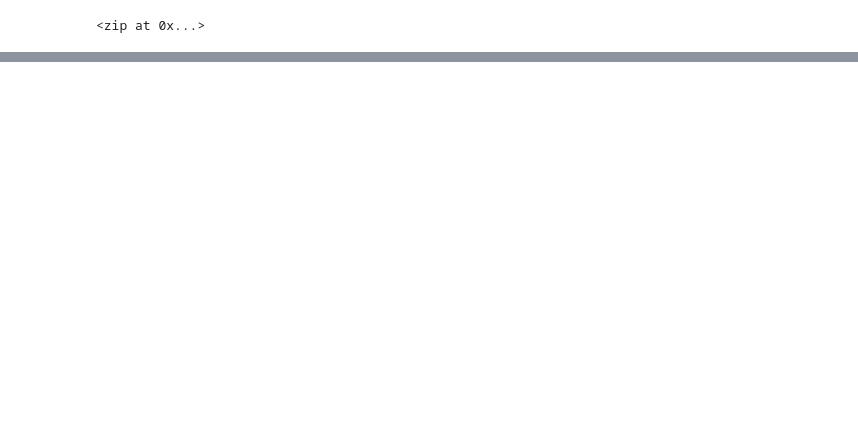
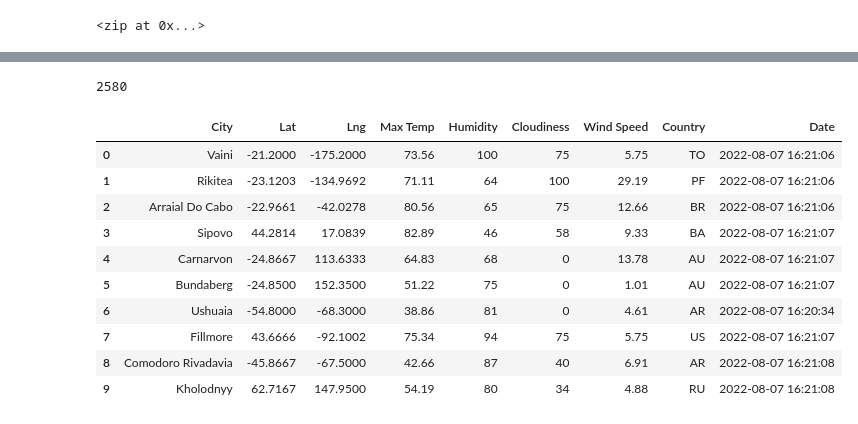
Before and after one commit to wilfredwaheejr/World_Weather_Analysis, a Jupyter notebook: WeatherPy.ipynb, the cells around one changed output, grey strips where cells are left out. Cells and saved outputs as stored; diff of their text form; code cells hidden in the pictures; blank space fills up the shorter version.

Commit message:
Modifying .gitignore and adding WeatherPy file.

```diff
--- a/WeatherPy.ipynb
+++ b/WeatherPy.ipynb
@@ -32,0 +39,4 @@ len(cities)
+# %%
+# Starting URL for Weather Map API Call.
+url = "http://api.openweathermap.org/data/2.5/weather?units=Imperial&APPID=" + weather_api_key
+print(url)
@@ -32,0 +140,20 @@ len(cities)
+# %%
+len(city_data)
+# %% [output]
+2580
+# %%
+# Convert the array of dictionaries to a Pandas DataFrame.
+city_data_df = pd.DataFrame(city_data)
+city_data_df.head(10)
+# %% [output]
+|  | City | Lat | Lng | Max Temp | Humidity | Cloudiness | Wind Speed | Country | Date |
+| 0 | Vaini | -21.2000 | -175.2000 | 73.56 | 100 | 75 | 5.75 | TO | 2022-08-07 16:21:06 |
+| 1 | Rikitea | -23.1203 | -134.9692 | 71.11 | 64 | 100 | 29.19 | PF | 2022-08-07 16:21:06 |
+| 2 | Arraial Do Cabo | -22.9661 | -42.0278 | 80.56 | 65 | 75 | 12.66 | BR | 2022-08-07 16:21:06 |
+| 3 | Sipovo | 44.2814 | 17.0839 | 82.89 | 46 | 58 | 9.33 | BA | 2022-08-07 16:21:07 |
+| 4 | Carnarvon | -24.8667 | 113.6333 | 64.83 | 68 | 0 | 13.78 | AU | 2022-08-07 16:21:07 |
+| 5 | Bundaberg | -24.8500 | 152.3500 | 51.22 | 75 | 0 | 1.01 | AU | 2022-08-07 16:21:07 |
+| 6 | Ushuaia | -54.8000 | -68.3000 | 38.86 | 81 | 0 | 4.61 | AR | 2022-08-07 16:20:34 |
+| 7 | Fillmore | 43.6666 | -92.1002 | 75.34 | 94 | 75 | 5.75 | US | 2022-08-07 16:21:07 |
+| 8 | Comodoro Rivadavia | -45.8667 | -67.5000 | 42.66 | 87 | 40 | 6.91 | AR | 2022-08-07 16:21:08 |
+| 9 | Kholodnyy | 62.7167 | 147.9500 | 54.19 | 80 | 34 | 4.88 | RU | 2022-08-07 16:21:08 |
```
Also changed, not shown: parts of 7 cells of this notebook, 1 other file.
